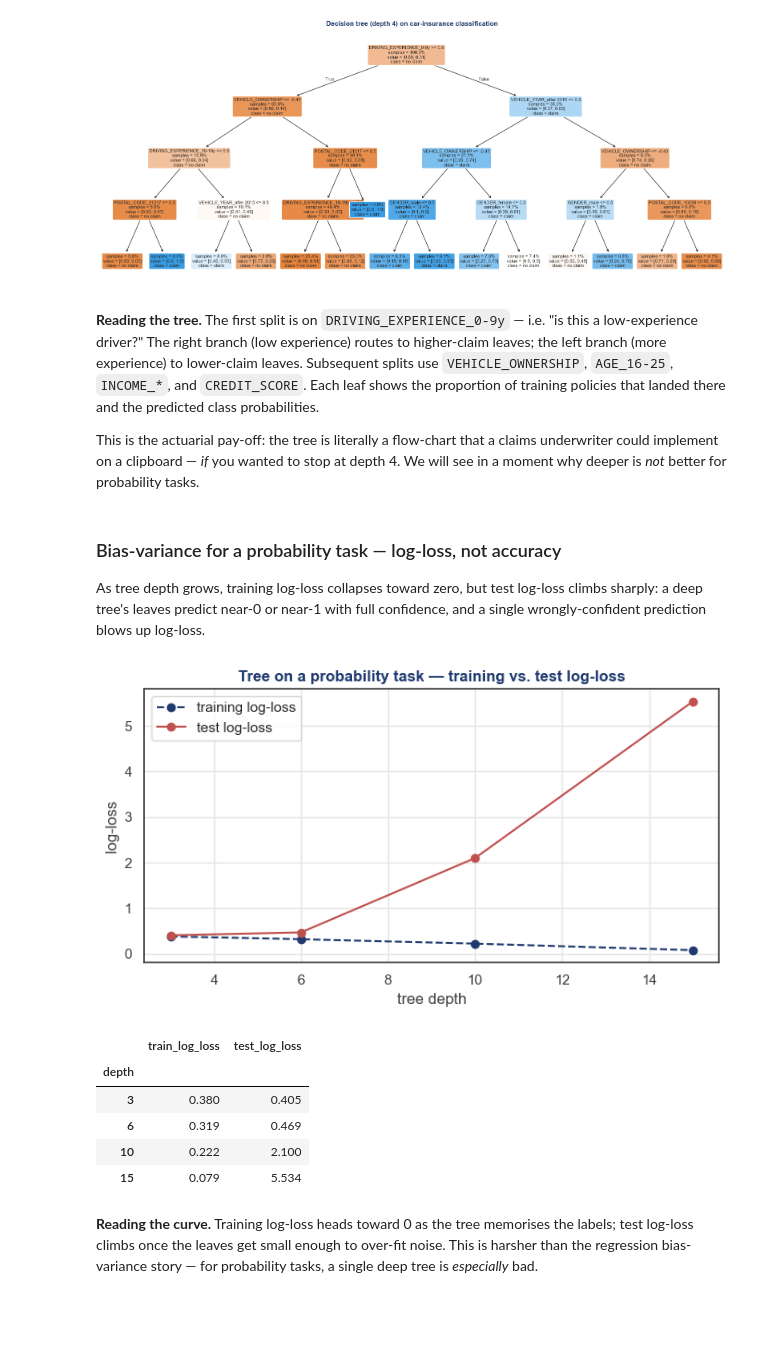
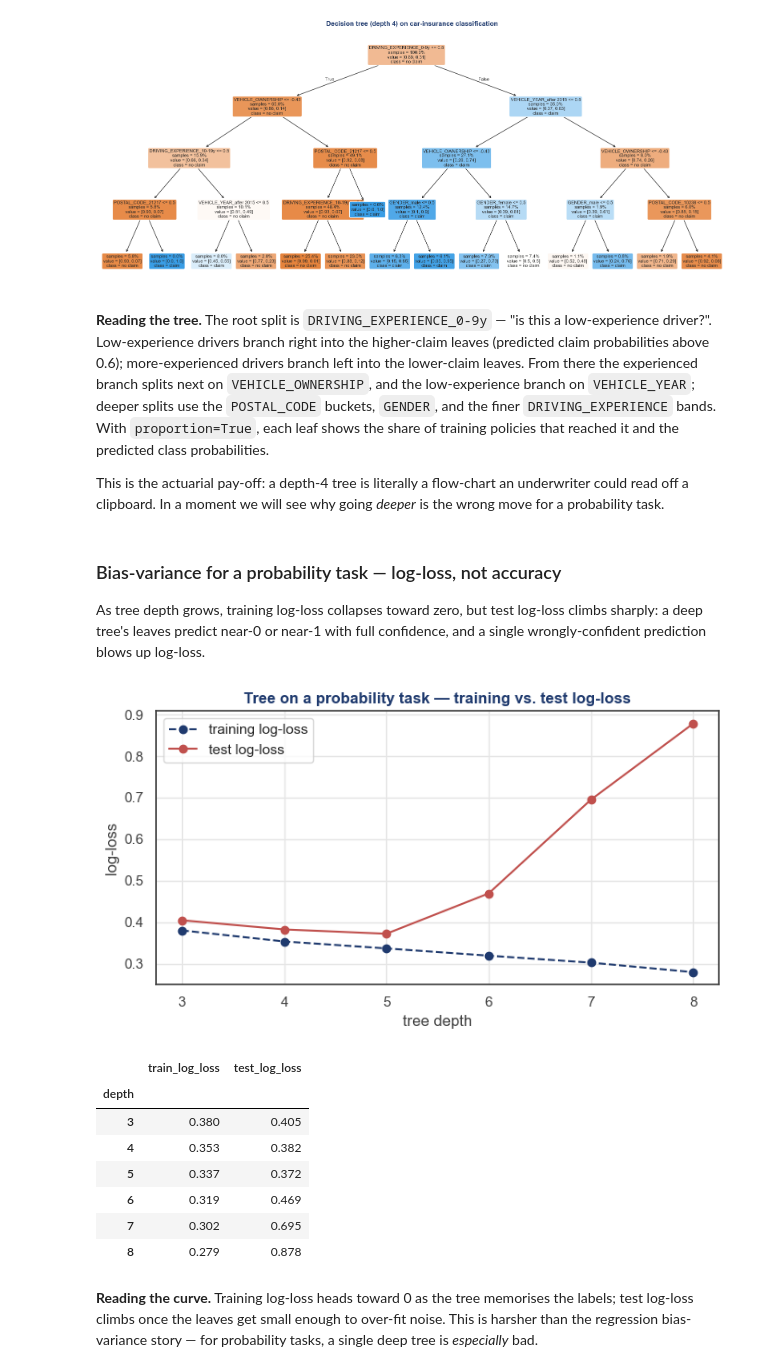
Before and after one commit to simonhatzesberger/ml-genai-actuarial-practice, a Jupyter notebook: notebooks/01_foundations_traditional_ml/01_foundations_traditional_ml.ipynb, the cells around one changed output. Saved outputs shown, nothing was run; the diff lists cells and outputs as text; code cells hidden in the pictures; blank space fills up the shorter version.

```diff
--- a/notebooks/01_foundations_traditional_ml/01_foundations_traditional_ml.ipynb
+++ b/notebooks/01_foundations_traditional_ml/01_foundations_traditional_ml.ipynb
@@ -359,5 +377,6 @@ Sweep tree depth from 2 to 14; plot training RMSE vs. test RMSE.
 # %%
-depths = [2, 3, 4, 5, 7, 10, 14]
+# Re-fit the tree across a range of depths, recording train + test RMSE.
+depths = [2, 3, 4, 5, 6, 7]
 records = []
 for d in depths:
     pipe = Pipeline([
@@ -377,6 +396,7 @@ ax.plot(depth_sweep.index, depth_sweep["train_RMSE"], "--o",
         color=PRIMARY, label="training RMSE")
 ax.plot(depth_sweep.index, depth_sweep["test_RMSE"], "-o",
         color=ACCENT_RED, label="test RMSE")
+# The depth with the lowest TEST RMSE is the bias-variance sweet spot.
 best = depth_sweep["test_RMSE"].idxmin()
 ax.axvline(best, color=ACCENT_GREEN, lw=1.2, ls=":",
            label=f"sweet spot (depth {best})")
@@ -656,53 +687,56 @@ plt.show()
 # %% [output]
 [figure]
 # %% [markdown]
-**Reading the tree.** The first split is on `DRIVING_EXPERIENCE_0-9y` — i.e. "is this a low-experience driver?" The right branch (low experience) routes to higher-claim leaves; the left branch (more experience) to lower-claim leaves. Subsequent splits use `VEHICLE_OWNERSHIP`, `AGE_16-25`, `INCOME_*`, and `CREDIT_SCORE`. Each leaf shows the proportion of training policies that landed there and the predicted class probabilities.
+**Reading the tree.** The root split is `DRIVING_EXPERIENCE_0-9y` — "is this a low-experience driver?". Low-experience drivers branch right into the higher-claim leaves (predicted claim probabilities above 0.6); more-experienced drivers branch left into the lower-claim leaves. From there the experienced branch splits next on `VEHICLE_OWNERSHIP`, and the low-experience branch on `VEHICLE_YEAR`; deeper splits use the `POSTAL_CODE` buckets, `GENDER`, and the finer `DRIVING_EXPERIENCE` bands. With `proportion=True`, each leaf shows the share of training policies that reached it and the predicted class probabilities.
 
-This is the actuarial pay-off: the tree is literally a flow-chart that a claims underwriter could implement on a clipboard — *if* you wanted to stop at depth 4. We will see in a moment why deeper is *not* better for probability tasks.
+This is the actuarial pay-off: a depth-4 tree is literally a flow-chart an underwriter could read off a clipboard. In a moment we will see why going *deeper* is the wrong move for a probability task.
 # %% [markdown]
 ### Bias-variance for a probability task — log-loss, not accuracy
 
 As tree depth grows, training log-loss collapses toward zero, but test log-loss climbs sharply: a deep tree's leaves predict near-0 or near-1 with full confidence, and a single wrongly-confident prediction blows up log-loss.
 # %%
-depths = [3, 6, 10, 15]
+# Sweep depth and track train vs. test log-loss (not accuracy).
+depths = [3, 4, 5, 6, 7, 8]
 records = []
 for d in depths:
     pipe = Pipeline([
         ("preprocess", preprocess_cls),
         ("tree",       DecisionTreeClassifier(max_depth=d, random_state=SEED)),
     ])
     pipe.fit(X_train_c, y_train_c)
     eps = 1e-15
     p_tr = np.clip(pipe.predict_proba(X_train_c)[:, 1], eps, 1 - eps)
     p_te = np.clip(pipe.predict_proba(X_test_c )[:, 1], eps, 1 - eps)
     records.append({
         "depth":          d,
         "train_log_loss": log_loss(y_train_c, p_tr),
         "test_log_loss":  log_loss(y_test_c,  p_te),
     })
 depth_sweep_cls = pd.DataFrame(records).set_index("depth")
 
 fig, ax = plt.subplots(figsize=(7, 4))
 ax.plot(depth_sweep_cls.index, depth_sweep_cls["train_log_loss"], "--o",
         color=PRIMARY, label="training log-loss")
 ax.plot(depth_sweep_cls.index, depth_sweep_cls["test_log_loss"], "-o",
         color=ACCENT_RED, label="test log-loss")
 ax.set_xlabel("tree depth")
 ax.set_ylabel("log-loss")
 ax.set_title("Tree on a probability task — training vs. test log-loss")
 ax.legend()
 fig.tight_layout()
 plt.show()
 
 depth_sweep_cls.round(3)
 # %% [output]
-[figure, old version]
+[figure, new version]
 |  | train_log_loss | test_log_loss |
 | depth |  |  |
 | 3 | 0.380 | 0.405 |
+| 4 | 0.353 | 0.382 |
+| 5 | 0.337 | 0.372 |
 | 6 | 0.319 | 0.469 |
-| 10 | 0.222 | 2.100 |
-| 15 | 0.079 | 5.534 |
+| 7 | 0.302 | 0.695 |
+| 8 | 0.279 | 0.878 |
 # %% [markdown]
 **Reading the curve.** Training log-loss heads toward 0 as the tree memorises the labels; test log-loss climbs once the leaves get small enough to over-fit noise. This is harsher than the regression bias-variance story — for probability tasks, a single deep tree is *especially* bad.
 # %% [markdown]
```
Also changed, not shown: parts of 72 cells of this notebook, 22 other files.
